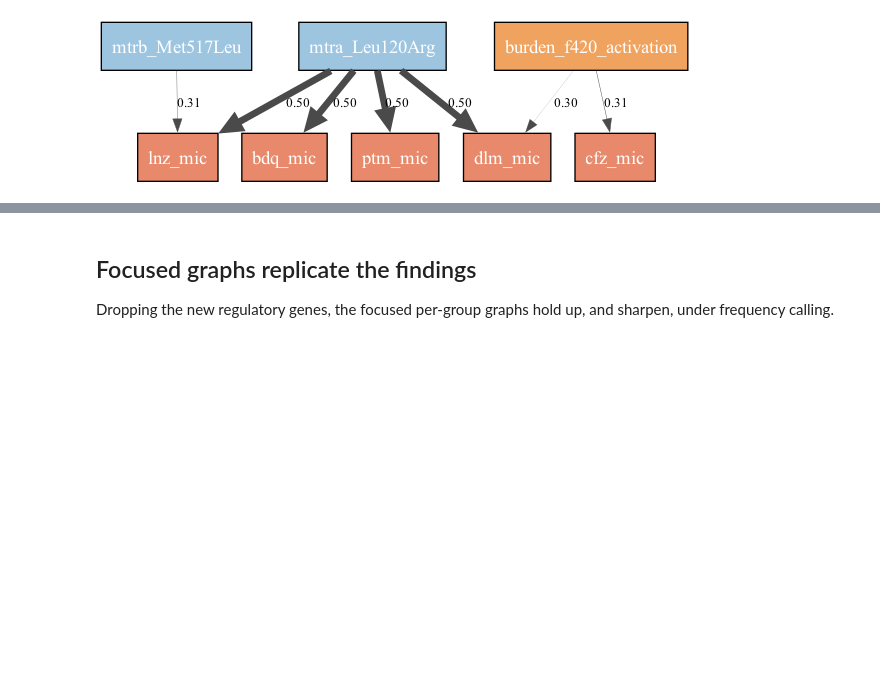
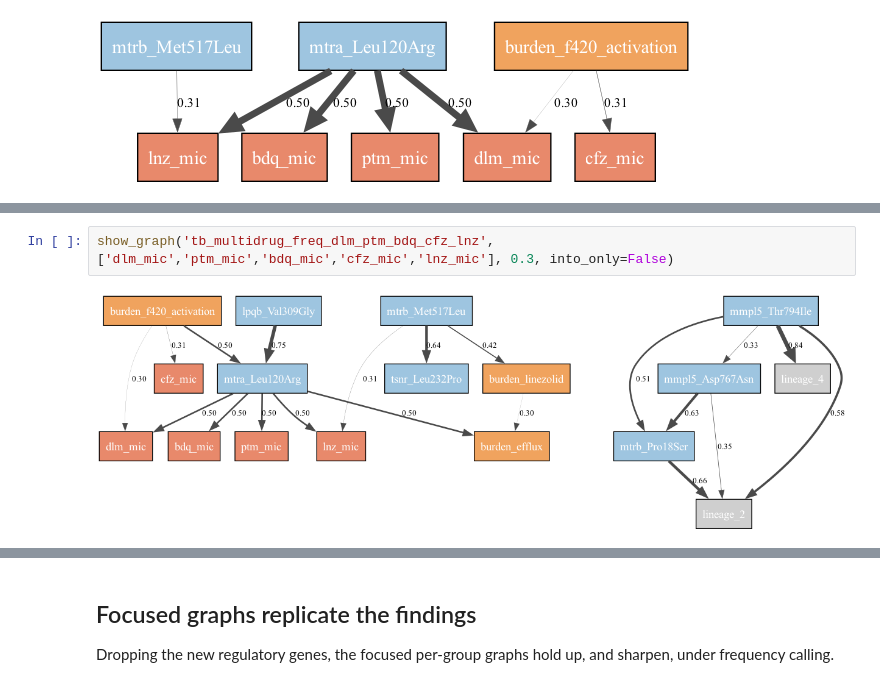
Before and after one commit to YasmineParent/tb_internship, a Jupyter notebook: notebooks/mixed_cmm/real/cross_resistance_freq.ipynb, the cells around one changed output, grey strips where cells are left out. Cells and saved outputs as stored; diff of their text form; blank space fills up the shorter version.

```diff
--- a/notebooks/mixed_cmm/real/cross_resistance_freq.ipynb
+++ b/notebooks/mixed_cmm/real/cross_resistance_freq.ipynb
@@ -21,3 +25,7 @@ show_graph('tb_multidrug_freq_dlm_ptm_bdq_cfz_lnz', ['dlm_mic','ptm_mic','bdq_mi
+# %%
+show_graph('tb_multidrug_freq_dlm_ptm_bdq_cfz_lnz', ['dlm_mic','ptm_mic','bdq_mic','cfz_mic','lnz_mic'], 0.3, into_only=False)
+# %% [output]
+[figure, added]
 # %% [markdown]
 ## The negative control catches an artifact
 
```
Also changed, not shown: parts of 2 cells of this notebook, 3 other files.
